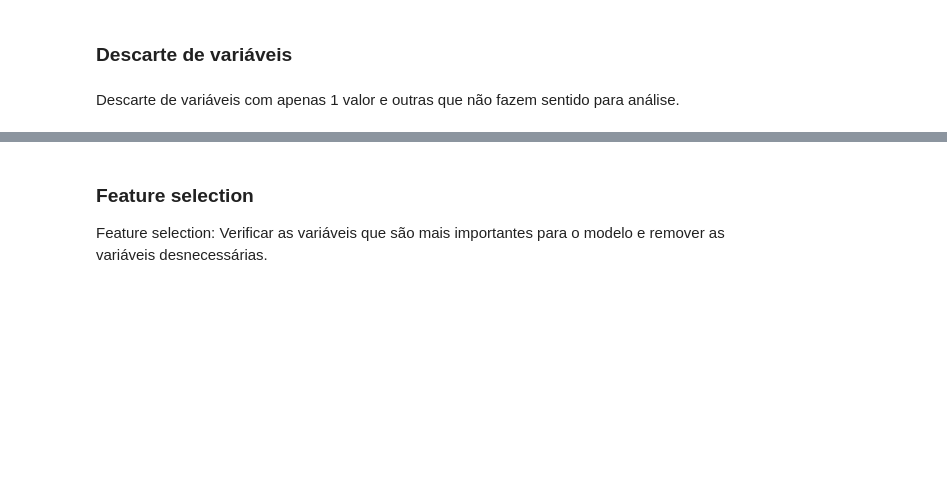
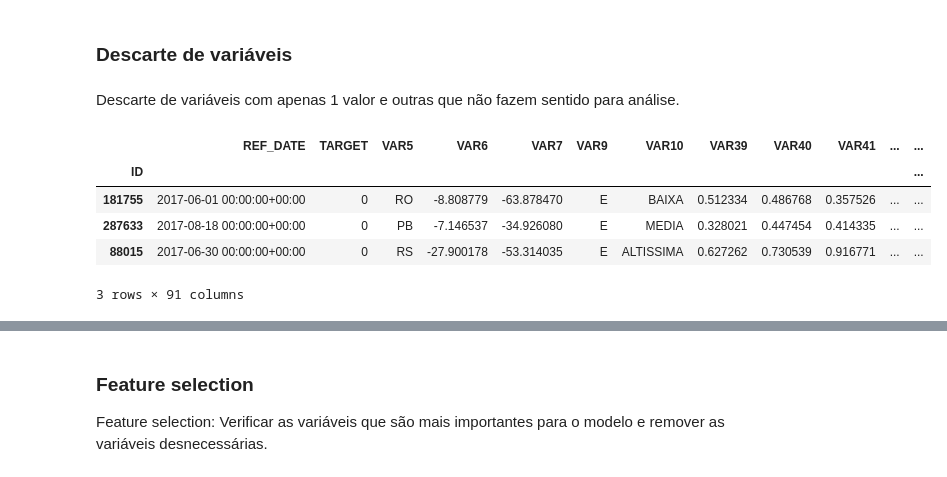
Before and after one commit to eudesgccunha/challenge-data-scientist-neurolake, a Jupyter notebook: credit/notebooks/credit_risk_analysis_tmp.ipynb, the cells around one changed output, grey strips where cells are left out. Cells and saved outputs as stored; diff of their text form; code cells hidden in the pictures; blank space fills up the shorter version.

```diff
--- a/credit/notebooks/credit_risk_analysis_tmp.ipynb
+++ b/credit/notebooks/credit_risk_analysis_tmp.ipynb
@@ -779,3 +779,12 @@ plt.show()
 ### Descarte de variáveis
 # %% [markdown]
 Descarte de variáveis com apenas 1 valor e outras que não fazem sentido para análise.
+# %%
+df_train_drop_ten.head(3)
+# %% [output]
+|  | REF_DATE | TARGET | VAR5 | VAR6 | VAR7 | VAR9 | VAR10 | VAR39 | VAR40 | VAR41 | ... | ... |
+| ID |  |  |  |  |  |  |  |  |  |  |  | ... |
+| 181755 | 2017-06-01 00:00:00+00:00 | 0 | RO | -8.808779 | -63.878470 | E | BAIXA | 0.512334 | 0.486768 | 0.357526 | ... | ... |
+| 287633 | 2017-08-18 00:00:00+00:00 | 0 | PB | -7.146537 | -34.926080 | E | MEDIA | 0.328021 | 0.447454 | 0.414335 | ... | ... |
+| 88015 | 2017-06-30 00:00:00+00:00 | 0 | RS | -27.900178 | -53.314035 | E | ALTISSIMA | 0.627262 | 0.730539 | 0.916771 | ... | ... |
+3 rows × 91 columns
```
Also changed, not shown: parts of 5 cells of this notebook.
